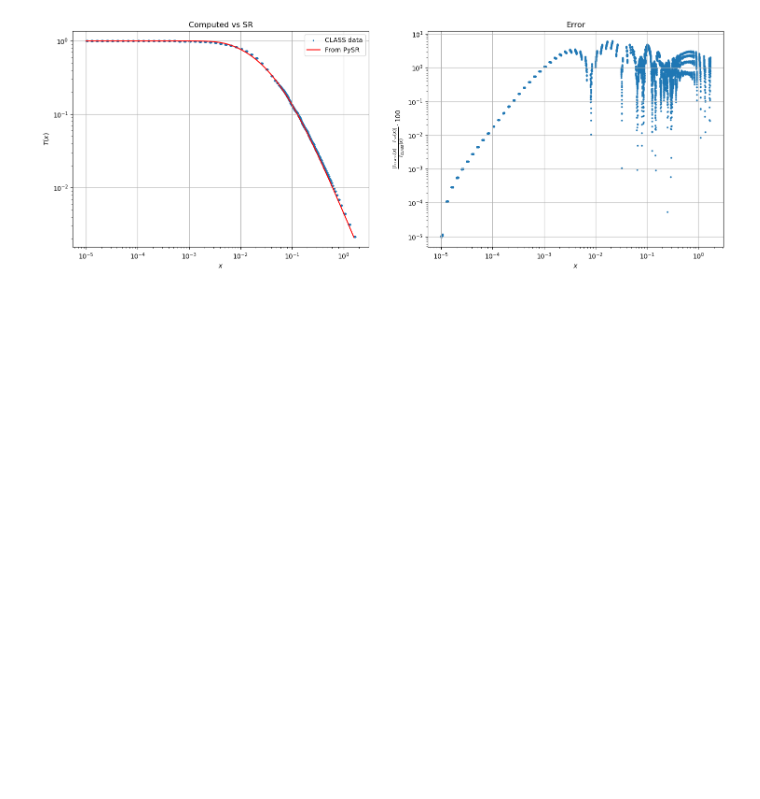
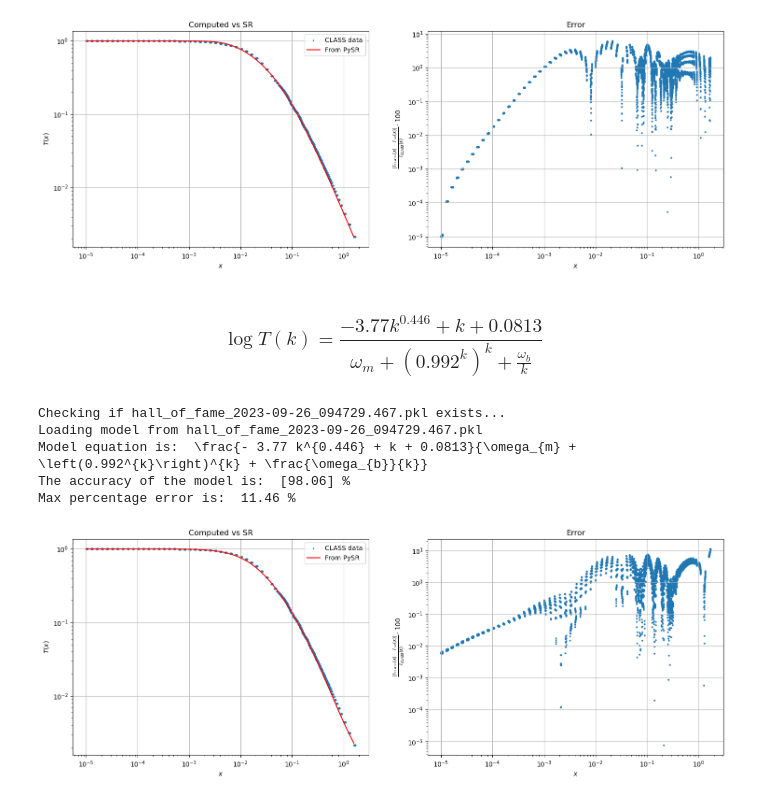
Before and after one commit to farocrown/Simreg, a Jupyter notebook: sr_tf_graphs.ipynb, the cells around one changed output. Saved outputs shown, nothing was run; the diff lists cells and outputs as text; code cells hidden in the pictures; blank space fills up the shorter version.

Commit message:
new models!

```diff
--- a/sr_tf_graphs.ipynb
+++ b/sr_tf_graphs.ipynb
@@ -224,3 +223,14 @@ Model equation is:  \frac{1.77 \left(- \frac{\log{\left(k + 0.0436 \right)}}{\lo
 The accuracy of the model is:  [98.61] %
 Max percentage error is:  6.2 %
 [figure]
+# %% [markdown]
+### $$ \log T(k) = \frac{- 3.77 k^{0.446} + k + 0.0813}{\omega_{m} + \left(0.992^{k}\right)^{k} + \frac{\omega_{b}}{k}} $$
+# %%
+bran2(k2,y2,10**logT2,'hall_of_fame_2023-09-26_094729.467.pkl')
+# %% [output]
+Checking if hall_of_fame_2023-09-26_094729.467.pkl exists...
+Loading model from hall_of_fame_2023-09-26_094729.467.pkl
+Model equation is:  \frac{- 3.77 k^{0.446} + k + 0.0813}{\omega_{m} + \left(0.992^{k}\right)^{k} + \frac{\omega_{b}}{k}}
+The accuracy of the model is:  [98.06] %
+Max percentage error is:  11.46 %
+[figure, added]
```
Also changed, not shown: parts of 2 cells of this notebook, 1 other file.
